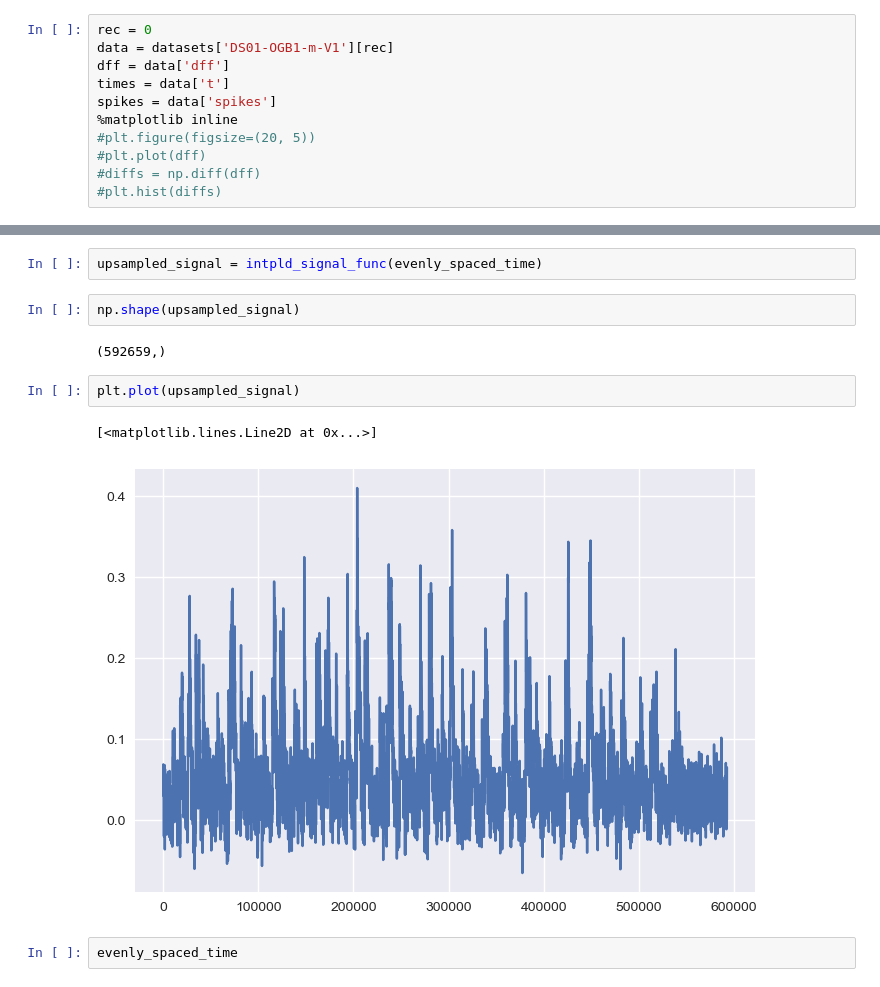
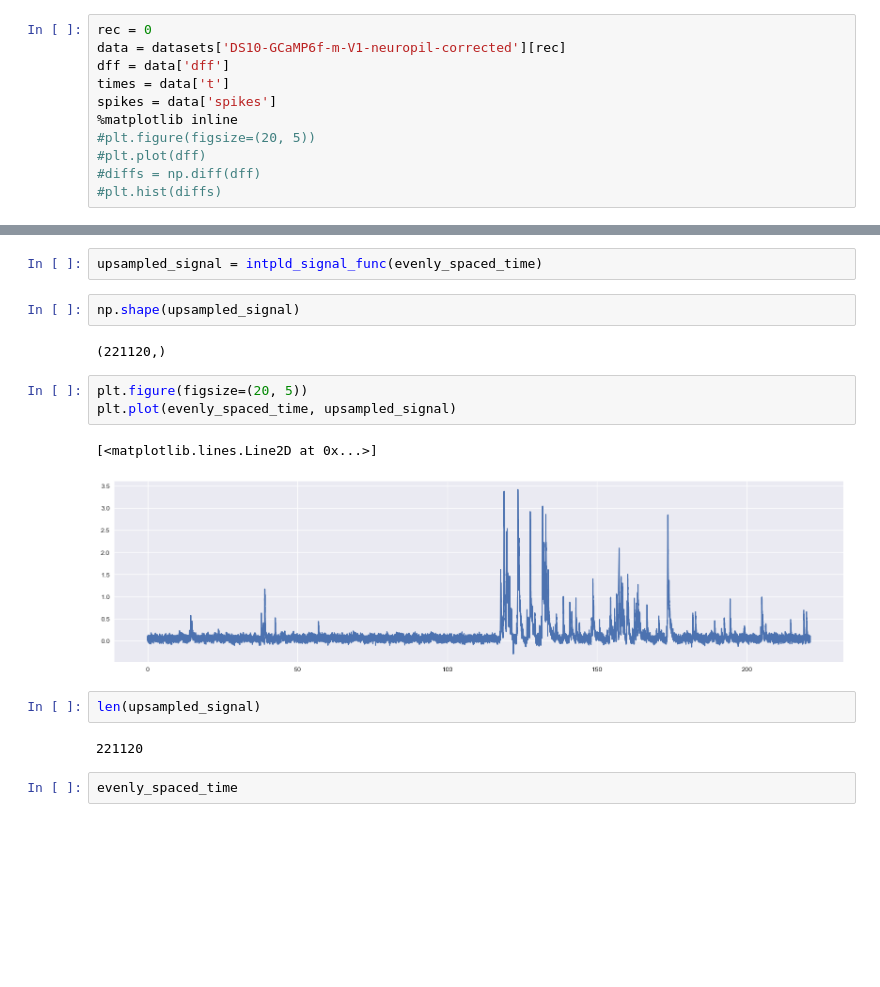
Before and after one commit to mjoudy/Cascade, a Jupyter notebook: cascade_download.ipynb, the cells around one changed output, grey strips where cells are left out. Drawn from its saved outputs; the diff is of its cells as text; blank space fills up the shorter version.

```diff
--- a/cascade_download.ipynb
+++ b/cascade_download.ipynb
@@ -141,6 +151,6 @@ len(data_test)
 # %%
 rec = 0
-data = datasets['DS01-OGB1-m-V1'][rec]
+data = datasets['DS10-GCaMP6f-m-V1-neuropil-corrected'][rec]
 dff = data['dff']
 times = data['t']
 spikes = data['spikes']
@@ -235,12 +251,17 @@ upsampled_signal = intpld_signal_func(evenly_spaced_time)
 # %%
 np.shape(upsampled_signal)
 # %% [output]
-(592659,)
+(221120,)
 # %%
-plt.plot(upsampled_signal)
+plt.figure(figsize=(20, 5))
+plt.plot(evenly_spaced_time, upsampled_signal)
 # %% [output]
 [<matplotlib.lines.Line2D at 0x...>]
-[figure, old version]
+[figure, new version]
+# %%
+len(upsampled_signal)
+# %% [output]
+221120
 # %%
 evenly_spaced_time
 # %% [output]
```
Also changed, not shown: parts of 31 cells of this notebook.
